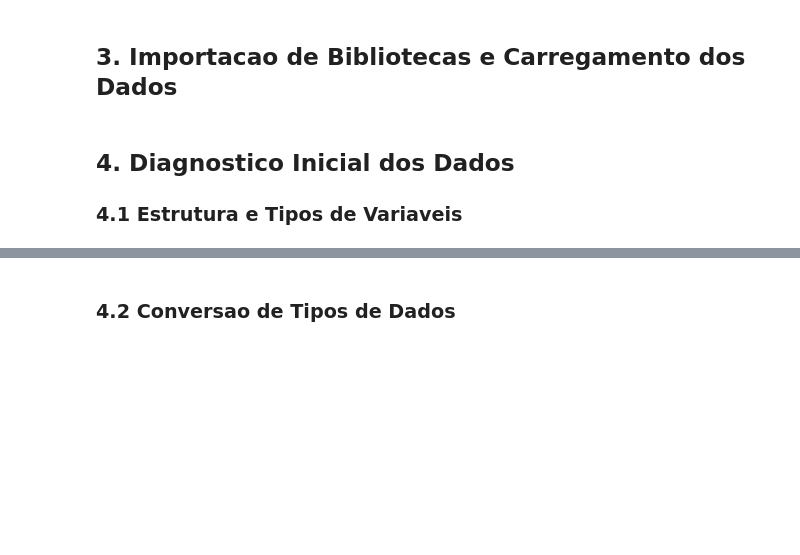
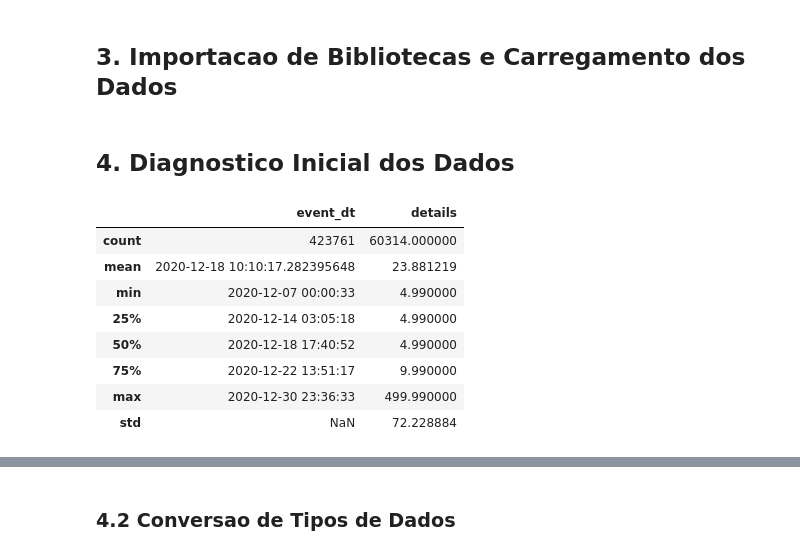
Before and after one commit to ezodia1/testeab, a Jupyter notebook: teste_ab_recommender_system.ipynb, the cells around one changed output, grey strips where cells are left out. Cells and saved outputs as stored; diff of their text form; code cells hidden in the pictures; blank space fills up the shorter version.

```diff
--- a/teste_ab_recommender_system.ipynb
+++ b/teste_ab_recommender_system.ipynb
@@ -96,4 +2,0 @@ print(f'  Marketing:     {marketing.shape}')
-# %% [markdown]
-## 4. Diagnostico Inicial dos Dados
-
-### 4.1 Estrutura e Tipos de Variaveis
@@ -111,0 +18,16 @@ print(participants.dtypes)
+# %% [markdown]
+## 4. Diagnostico Inicial dos Dados
+# %%
+# df_events
+
+df_events.describe()
+# %% [output]
+|  | event_dt | details |
+| count | 423761 | 60314.000000 |
+| mean | 2020-12-18 10:10:17.282395648 | 23.881219 |
+| min | 2020-12-07 00:00:33 | 4.990000 |
+| 25% | 2020-12-14 03:05:18 | 4.990000 |
+| 50% | 2020-12-18 17:40:52 | 4.990000 |
+| 75% | 2020-12-22 13:51:17 | 9.990000 |
+| max | 2020-12-30 23:36:33 | 499.990000 |
+| std | NaN | 72.228884 |
```
Also changed, not shown: parts of 29 cells of this notebook, 5 other files.
